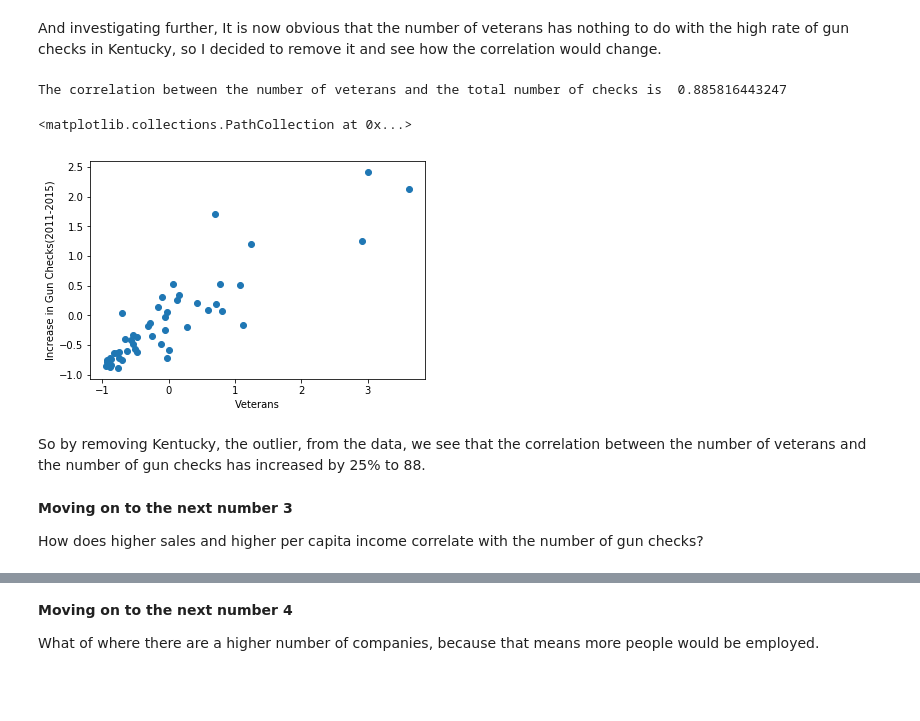
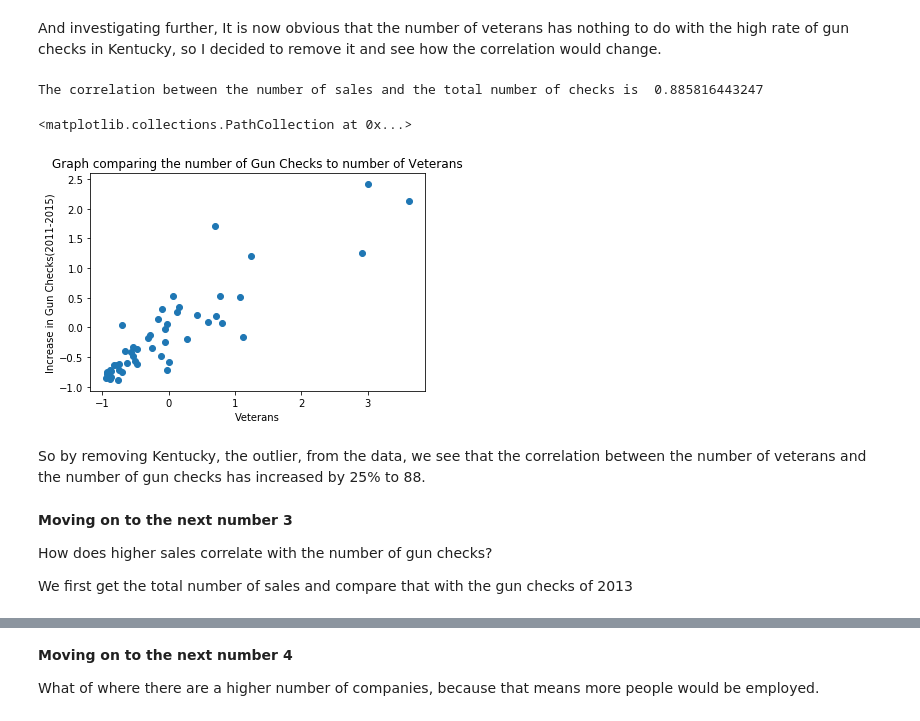
Before and after one commit to durot1973/Data-Analyst-Project, a Jupyter notebook: Analysis.ipynb, the cells around one changed output, grey strips where cells are left out. Cells and saved outputs as stored; diff of their text form; code cells hidden in the pictures; blank space fills up the shorter version.

```diff
--- a/Analysis.ipynb
+++ b/Analysis.ipynb
@@ -142,0 +150,13 @@ This shows that there is no correlation between the increase in population and t
+# %%
+def find_outlier(dataframe):
+    '''
+    Finds the outlier in a dataframe that is standardized
+    Based on the data, If the diffrence between the two values for each state is greater that three, that is an outlier
+    '''
+    outliers = []
+    for row in dataframe.itertuples(index=True):
+        if abs(row[2]-row[1]) > 3.0:
+            outliers.append(row[0])
+    return outliers
+
+find_outlier(percentage_changes)
@@ -201,24 +231,27 @@ Name: Kentucky, dtype: float64
 # %% [markdown]
 And investigating further, It is now obvious that the number of veterans has nothing to do with the high rate of gun checks in Kentucky, so I decided to remove it and see how the correlation would change.
 # %%
-vets_and_checks.drop(['Kentucky'], axis=0, inplace=True)
-veterans.drop(['Kentucky'], axis=0, inplace=True)
-total_checks_2011_2015.drop(['Kentucky'], axis=0, inplace=True)
-total_checks = standardize(total_checks_2011_2015)
+def remove_outlier(dataframe):
+    outliers =  find_outlier(dataframe)
+    dataframe.drop(outliers, axis=0, inplace=True)
 
-print('The correlation between the number of veterans and the total number of checks is ', veterans.corr(total_checks))
+remove_outlier(vets_and_checks)
+print('The correlation between the number of sales and the total number of checks is ', vets_and_checks.iloc[:,0].corr(vets_and_checks.iloc[:,1]))
 
 plt.figure(); plot = plt.scatter(vets_and_checks.iloc[:,0], vets_and_checks.iloc[:,1])
 plt.xlabel('Veterans')
 plt.ylabel('Increase in Gun Checks(2011-2015)')
+plt.title('Graph comparing the number of Gun Checks to number of Veterans')
 plot
 # %% [output]
-The correlation between the number of veterans and the total number of checks is  0.885816443247
+The correlation between the number of sales and the total number of checks is  0.885816443247
 <matplotlib.collections.PathCollection at 0x...>
-[figure, old version]
+[figure, new version]
 # %% [markdown]
 So by removing Kentucky, the outlier, from the data, we see that the correlation between the number of veterans and the number of gun checks has increased by 25% to 88.
 # %% [markdown]
 __Moving on to the next number 3__
 
-How does higher sales and higher per capita income correlate with the number of gun checks?
+How does higher sales correlate with the number of gun checks?
+
+We first get the total number of sales and compare that with the gun checks of 2013
```
Also changed, not shown: parts of 13 cells of this notebook.
